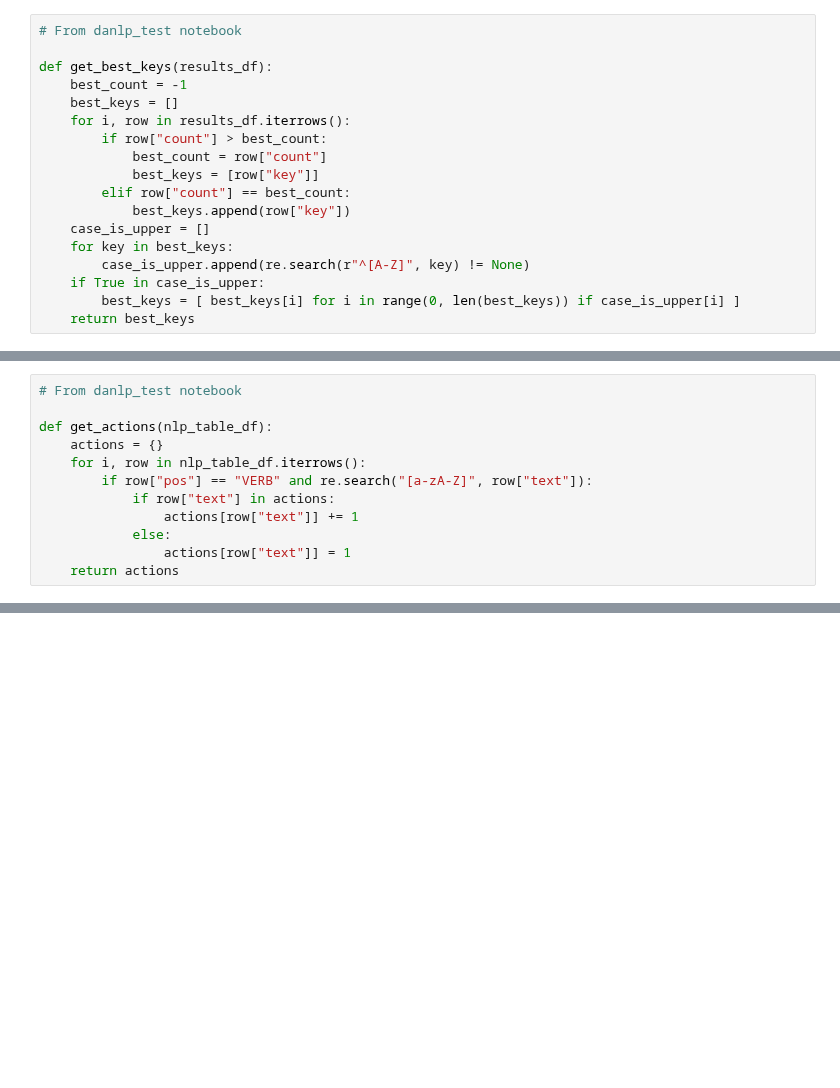
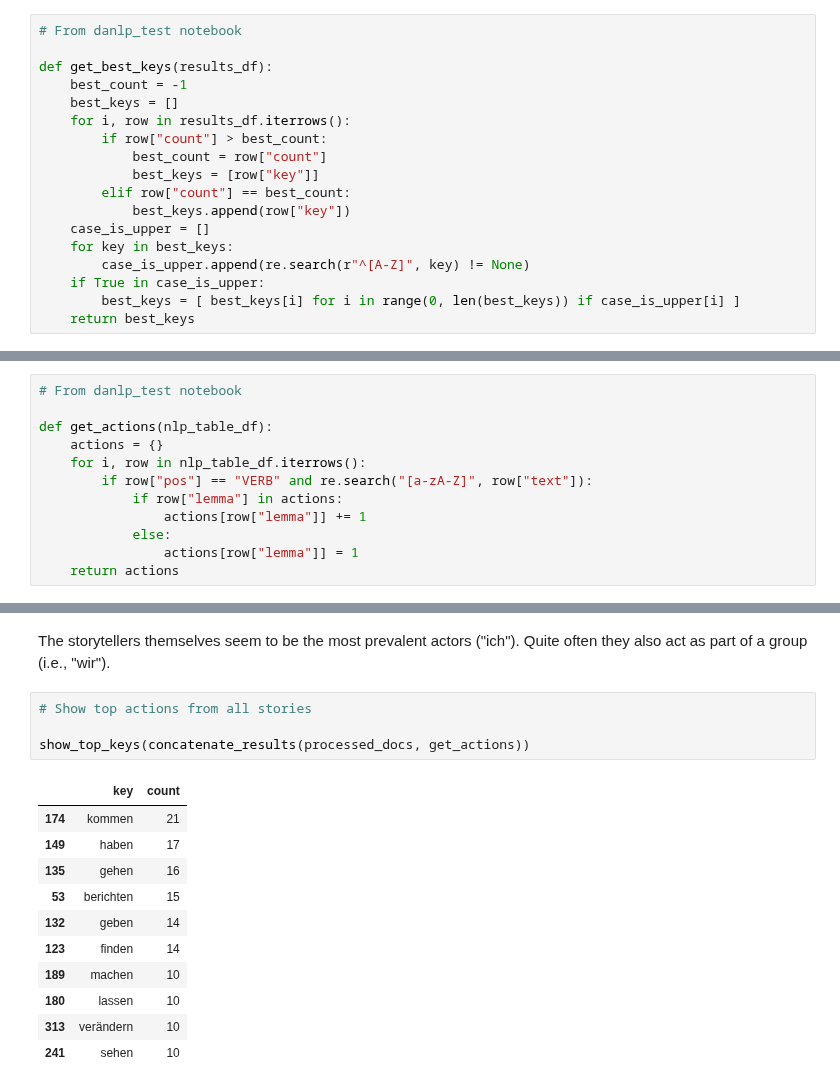
Before and after one commit to navigating-stories/notebooks, a Jupyter notebook: ger_nlp_test.ipynb, the cells around one changed output, grey strips where cells are left out. Cells and saved outputs as stored; diff of their text form; blank space fills up the shorter version.

```diff
--- a/ger_nlp_test.ipynb
+++ b/ger_nlp_test.ipynb
@@ -170,8 +191,8 @@ def get_actions(nlp_table_df):
     actions = {}
     for i, row in nlp_table_df.iterrows():
         if row["pos"] == "VERB" and re.search("[a-zA-Z]", row["text"]):
-            if row["text"] in actions:
-                actions[row["text"]] += 1
+            if row["lemma"] in actions:
+                actions[row["lemma"]] += 1
             else:
-                actions[row["text"]] = 1
+                actions[row["lemma"]] = 1
     return actions
@@ -223,0 +273,18 @@ show_results(get_locations(nlp_analysis)).loc[:9]
+# %% [markdown]
+The storytellers themselves seem to be the most prevalent actors ("ich"). Quite often they also act as part of a group (i.e., "wir").
+# %%
+# Show top actions from all stories
+
+show_top_keys(concatenate_results(processed_docs, get_actions))
+# %% [output]
+|  | key | count |
+| 174 | kommen | 21 |
+| 149 | haben | 17 |
+| 135 | gehen | 16 |
+| 53 | berichten | 15 |
+| 132 | geben | 14 |
+| 123 | finden | 14 |
+| 189 | machen | 10 |
+| 180 | lassen | 10 |
+| 313 | verändern | 10 |
+| 241 | sehen | 10 |
```
Also changed, not shown: parts of 32 cells of this notebook.
